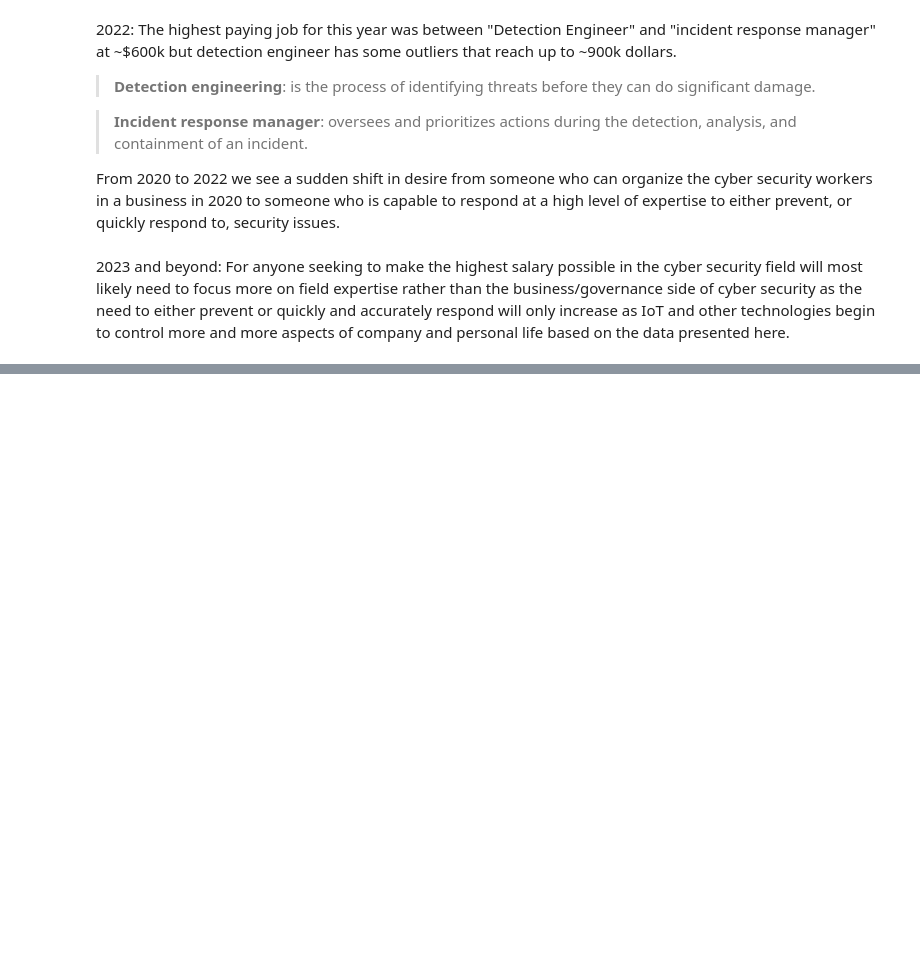
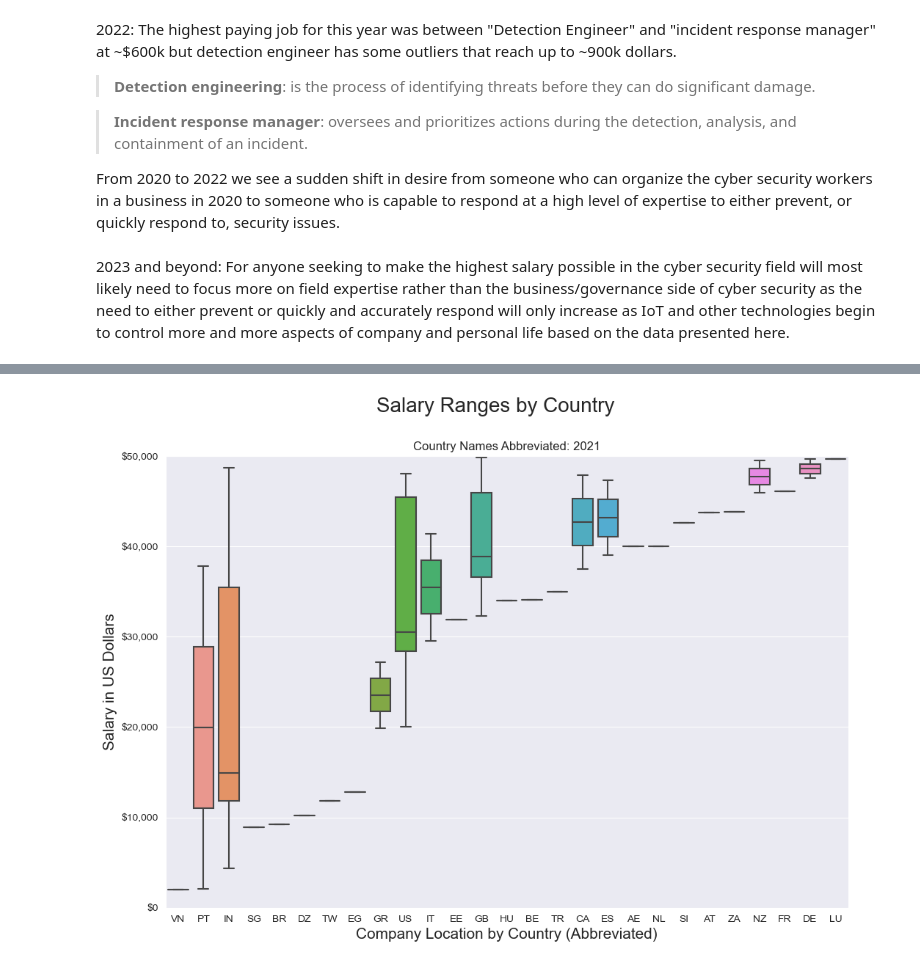
Before and after one commit to SantosAbimaelRomero/Cyber-Security-Salaries, a Jupyter notebook: Cyber Security Salary Presentation.ipynb, the cells around one changed output, grey strips where cells are left out. Drawn from its saved outputs; the diff is of its cells as text; code cells hidden in the pictures; blank space fills up the shorter version.

```diff
--- a/Cyber Security Salary Presentation.ipynb
+++ b/Cyber Security Salary Presentation.ipynb
@@ -360,0 +367,4 @@ plt.suptitle('Salary Ranges by Country', fontsize=20);
+# %%
+locsal(df_2021, '2021')
+# %% [output]
+[figure, added]
```
Also changed, not shown: parts of 15 cells of this notebook.
